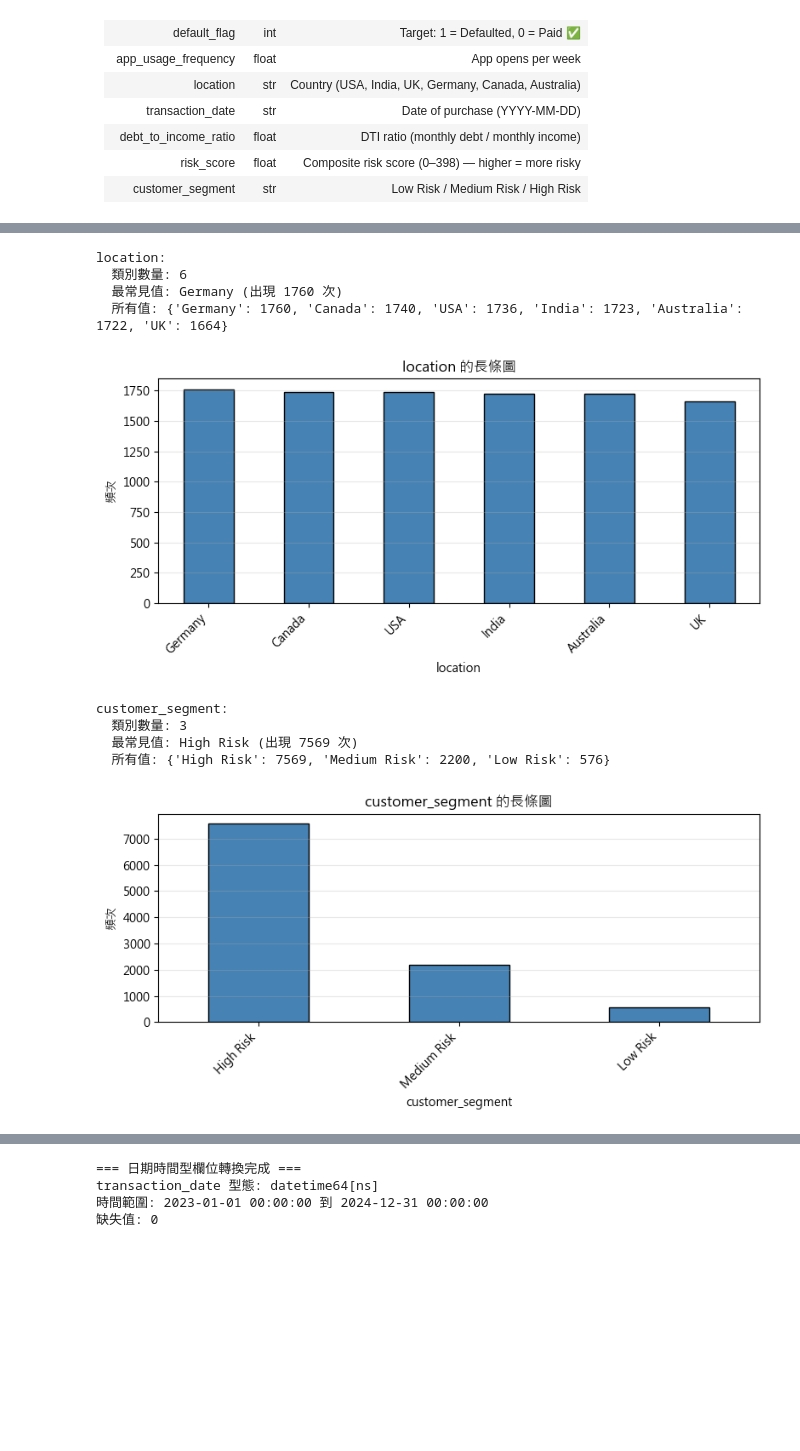
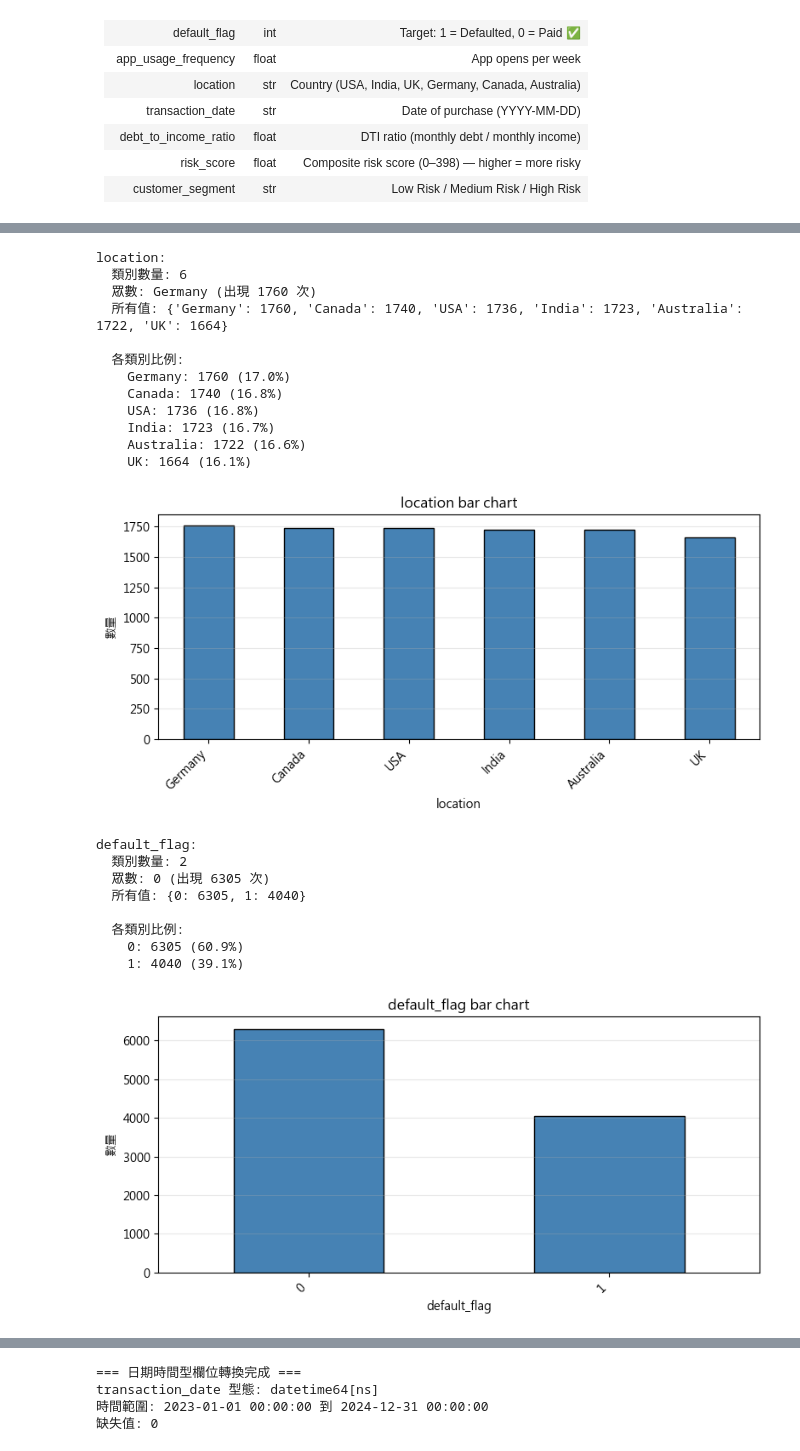
Before and after one commit to BobbleUnderBox/DataMiningG1FinalProject, a Jupyter notebook: notebooks/01_data_preprocessing.ipynb, the cells around one changed output, grey strips where cells are left out. Saved outputs shown, nothing was run; the diff lists cells and outputs as text; code cells hidden in the pictures; blank space fills up the shorter version.

```diff
--- a/notebooks/01_data_preprocessing.ipynb
+++ b/notebooks/01_data_preprocessing.ipynb
@@ -180,22 +180,10 @@ dtype: int64
 # %%
 # 根據統計學分類欄位
 data_types = {
-    'Categorical': ['employment_type', 'product_category', 'location', 'customer_segment'],  # user_id 不需要
-    'Ordinal': ['credit_score'],  # 視為信用等級
-    'Interval': ['transaction_date'],  # 時間型欄位歸類為 Interval
+    'Categorical': ['employment_type', 'product_category', 'location', 'default_flag'],  # user_id 不需要
+    'Ordinal': ['customer_segment'],  # 視為風險等級
+    'Interval': ['credit_score', 'transaction_date'],  # 有等間距但無絕對零點的欄位
     'Ratio': ['age', 'monthly_income', 'purchase_amount', 'bnpl_installments',
-                      'repayment_delay_days', 'missed_payments', 'default_flag', 'app_usage_frequency',
+                      'repayment_delay_days', 'missed_payments', 'app_usage_frequency',
                       'debt_to_income_ratio', 'risk_score']
 }
-
-# 特殊處理：transaction_date 為日期時間，需轉換
-print("資料型態分類：")
-for category, columns in data_types.items():
-    print(f"\n{category}:")
-    for col in columns:
-        if col in df.columns:
-            dtype = df[col].dtype
-            print(f"  - {col} ({dtype})")
-
-# transaction_date 特殊處理
-print(f"\n日期時間型: transaction_date ({df['transaction_date'].dtype}) - 建議轉換為 datetime")
@@ -231,13 +202,21 @@ for col in data_types['Categorical']:
     if col in df.columns:
         print(f"\n{col}:")
         print(f"  類別數量: {df[col].nunique()}")
-        print(f"  最常見值: {df[col].mode().iloc[0]} (出現 {df[col].value_counts().iloc[0]} 次)")
+        print(f"  眾數: {df[col].mode().iloc[0]} (出現 {df[col].value_counts().iloc[0]} 次)")
         print(f"  所有值: {df[col].value_counts().to_dict()}")
+
+        # 計算各類別的比例
+        print(f"\n  各類別比例:")
+        value_counts = df[col].value_counts()
+        total_count = len(df[col])
+        for category, count in value_counts.items():
+            percentage = (count / total_count) * 100
+            print(f"    {category}: {count} ({percentage:.1f}%)")
 
         # 畫長條圖
         plt.figure(figsize=(8, 4))
         df[col].value_counts().plot(kind='bar', color='steelblue', edgecolor='black')
-        plt.title(f"{col} 的長條圖")
+        plt.title(f"{col} bar chart")
         plt.xlabel(col)
         plt.ylabel('數量')
         plt.grid(axis='y', alpha=0.3)
@@ -259,14 +251,26 @@ product_category:
 [figure]
 location:
   類別數量: 6
-  最常見值: Germany (出現 1760 次)
+  眾數: Germany (出現 1760 次)
   所有值: {'Germany': 1760, 'Canada': 1740, 'USA': 1736, 'India': 1723, 'Australia': 1722, 'UK': 1664}
+
+  各類別比例:
+    Germany: 1760 (17.0%)
+    Canada: 1740 (16.8%)
+    USA: 1736 (16.8%)
+    India: 1723 (16.7%)
+    Australia: 1722 (16.6%)
+    UK: 1664 (16.1%)
 [figure]
-customer_segment:
-  類別數量: 3
-  最常見值: High Risk (出現 7569 次)
-  所有值: {'High Risk': 7569, 'Medium Risk': 2200, 'Low Risk': 576}
+default_flag:
+  類別數量: 2
+  眾數: 0 (出現 6305 次)
+  所有值: {0: 6305, 1: 4040}
+
+  各類別比例:
+    0: 6305 (60.9%)
+    1: 4040 (39.1%)
-[figure, old version]
+[figure, new version]
 # %%
 # Ordinal 統計
 print("=== Ordinal 欄位統計 ===")
```
Also changed, not shown: parts of 10 cells of this notebook.
